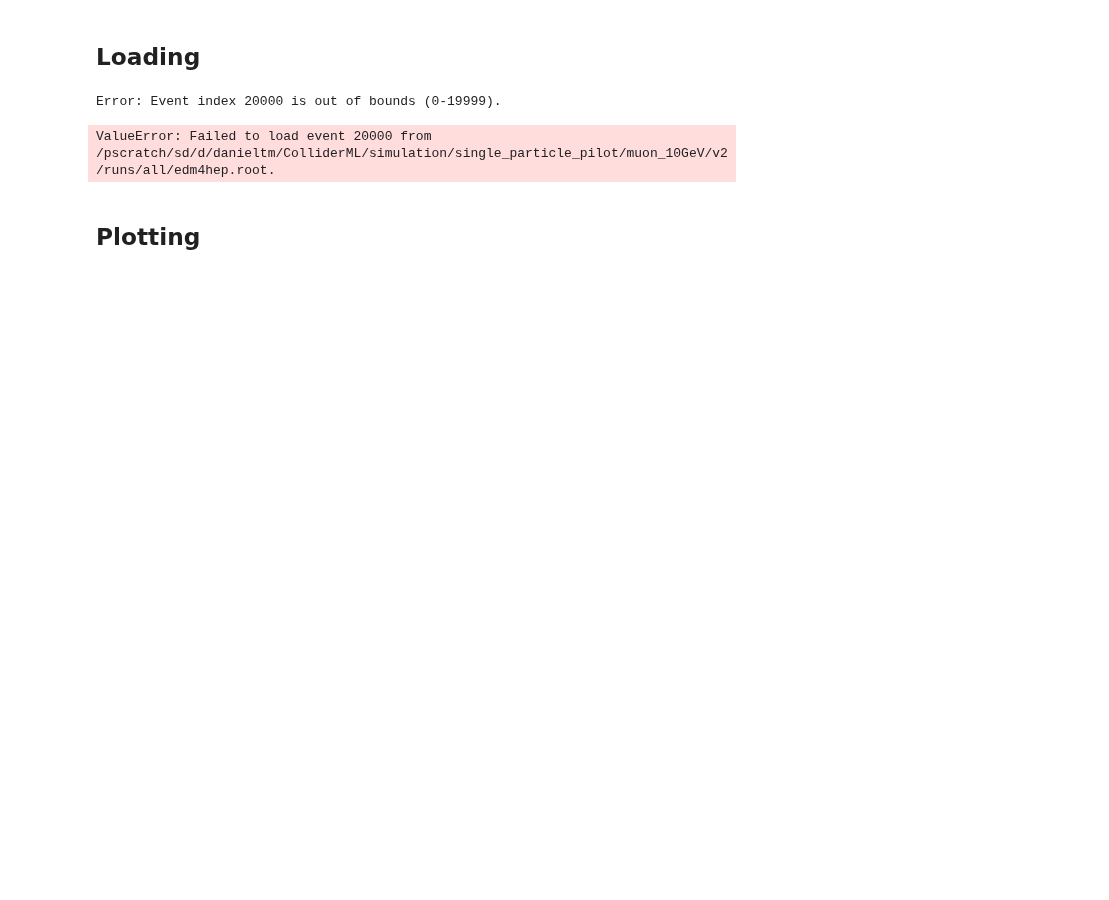
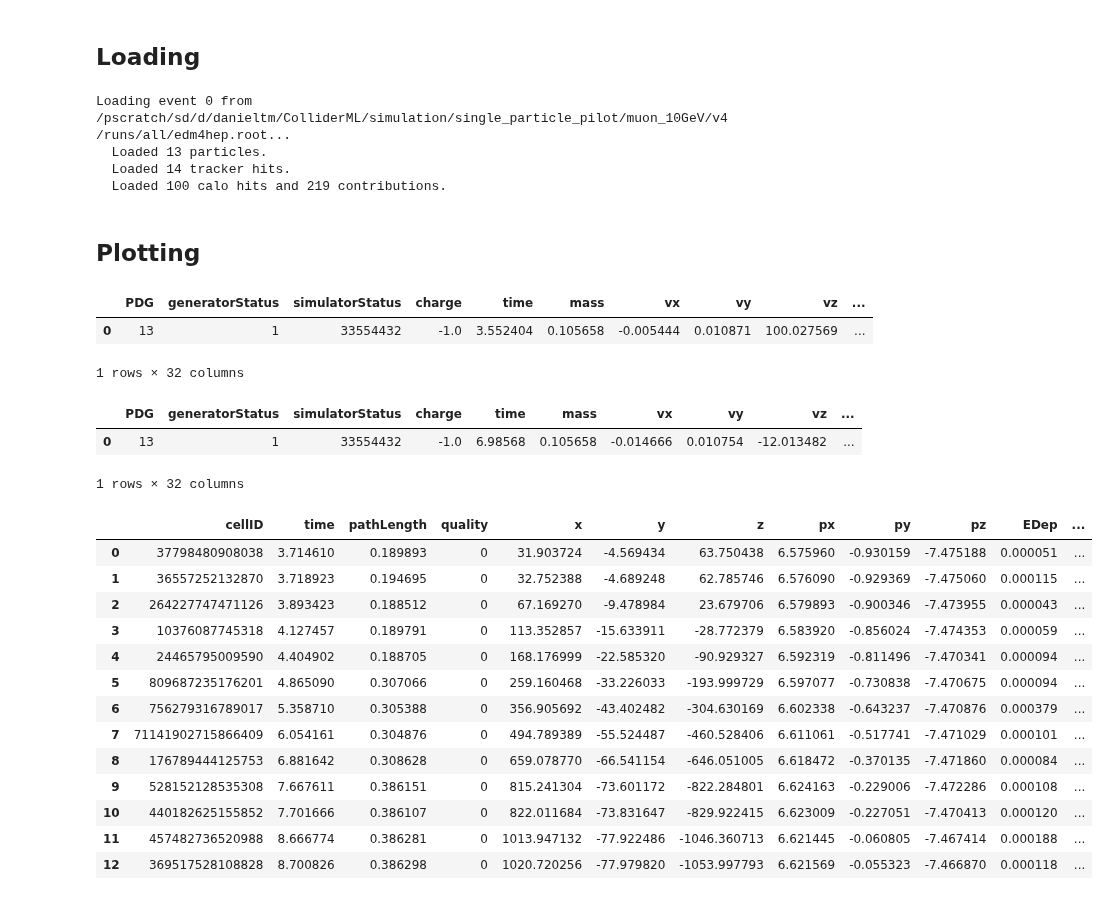
Before and after one commit to OpenDataDetector/ColliderML-Production, a Jupyter notebook: notebooks/physics/22_DM_particle_gun_multithreading.ipynb, the cells around one changed output. Drawn from its saved outputs; the diff is of its cells as text; code cells hidden in the pictures; blank space fills up the shorter version.

```diff
--- a/notebooks/physics/22_DM_particle_gun_multithreading.ipynb
+++ b/notebooks/physics/22_DM_particle_gun_multithreading.ipynb
@@ -105,14 +89,16 @@ detector_params = {
     'energy_threshold': 0.     # in GeV
 }
 # %%
-file_path = "/pscratch/sd/d/danieltm/ColliderML/simulation/single_particle_pilot/muon_10GeV/v2/runs/all/edm4hep.root"
-event = EDM4hepEvent(file_path, event_index=20000, detector_params=detector_params)
-particles = event.get_particles_df()
-hits = event.get_tracker_hits_df()
-calo_hits = event.get_calo_contributions_df()
+MT_file_path = "/pscratch/sd/d/danieltm/ColliderML/simulation/single_particle_pilot/muon_10GeV/v4/runs/all/edm4hep.root"
+MT_event = EDM4hepEvent(MT_file_path, event_index=0, detector_params=detector_params)
+MT_particles = MT_event.get_particles_df()
+MT_hits = MT_event.get_tracker_hits_df()
+MT_calo_hits = MT_event.get_calo_contributions_df()
 daughters = event.get_daughters_df()
 # %% [output]
-Error: Event index 20000 is out of bounds (0-19999).
+Loading event 0 from /pscratch/sd/d/danieltm/ColliderML/simulation/single_particle_pilot/muon_10GeV/v4/runs/all/edm4hep.root...
+  Loaded 13 particles.
+  Loaded 14 tracker hits.
+  Loaded 100 calo hits and 219 contributions.
-ValueError: Failed to load event 20000 from /pscratch/sd/d/danieltm/ColliderML/simulation/single_particle_pilot/muon_10GeV/v2/runs/all/edm4hep.root.
 # %% [markdown]
 ## Plotting
@@ -120,0 +107,29 @@ tracker_reco_particles = particles[particles.index.isin(hits.particle_id)]
+# %%
+ST_tracker_reco_particles
+# %% [output]
+|  | PDG | generatorStatus | simulatorStatus | charge | time | mass | vx | vy | vz | ... |
+| 0 | 13 | 1 | 33554432 | -1.0 | 3.552404 | 0.105658 | -0.005444 | 0.010871 | 100.027569 | ... |
+1 rows × 32 columns
+# %%
+MT_tracker_reco_particles
+# %% [output]
+|  | PDG | generatorStatus | simulatorStatus | charge | time | mass | vx | vy | vz | ... |
+| 0 | 13 | 1 | 33554432 | -1.0 | 6.98568 | 0.105658 | -0.014666 | 0.010754 | -12.013482 | ... |
+1 rows × 32 columns
+# %%
+ST_hits
+# %% [output]
+|  | cellID | time | pathLength | quality | x | y | z | px | py | pz | EDep | ... |
+| 0 | 37798480908038 | 3.714610 | 0.189893 | 0 | 31.903724 | -4.569434 | 63.750438 | 6.575960 | -0.930159 | -7.475188 | 0.000051 | ... |
+| 1 | 36557252132870 | 3.718923 | 0.194695 | 0 | 32.752388 | -4.689248 | 62.785746 | 6.576090 | -0.929369 | -7.475060 | 0.000115 | ... |
+| 2 | 264227747471126 | 3.893423 | 0.188512 | 0 | 67.169270 | -9.478984 | 23.679706 | 6.579893 | -0.900346 | -7.473955 | 0.000043 | ... |
+| 3 | 10376087745318 | 4.127457 | 0.189791 | 0 | 113.352857 | -15.633911 | -28.772379 | 6.583920 | -0.856024 | -7.474353 | 0.000059 | ... |
+| 4 | 24465795009590 | 4.404902 | 0.188705 | 0 | 168.176999 | -22.585320 | -90.929327 | 6.592319 | -0.811496 | -7.470341 | 0.000094 | ... |
+| 5 | 809687235176201 | 4.865090 | 0.307066 | 0 | 259.160468 | -33.226033 | -193.999729 | 6.597077 | -0.730838 | -7.470675 | 0.000094 | ... |
+| 6 | 756279316789017 | 5.358710 | 0.305388 | 0 | 356.905692 | -43.402482 | -304.630169 | 6.602338 | -0.643237 | -7.470876 | 0.000379 | ... |
+| 7 | 71141902715866409 | 6.054161 | 0.304876 | 0 | 494.789389 | -55.524487 | -460.528406 | 6.611061 | -0.517741 | -7.471029 | 0.000101 | ... |
+| 8 | 176789444125753 | 6.881642 | 0.308628 | 0 | 659.078770 | -66.541154 | -646.051005 | 6.618472 | -0.370135 | -7.471860 | 0.000084 | ... |
+| 9 | 528152128535308 | 7.667611 | 0.386151 | 0 | 815.241304 | -73.601172 | -822.284801 | 6.624163 | -0.229006 | -7.472286 | 0.000108 | ... |
+| 10 | 440182625155852 | 7.701666 | 0.386107 | 0 | 822.011684 | -73.831647 | -829.922415 | 6.623009 | -0.227051 | -7.470413 | 0.000120 | ... |
+| 11 | 457482736520988 | 8.666774 | 0.386281 | 0 | 1013.947132 | -77.922486 | -1046.360713 | 6.621445 | -0.060805 | -7.467414 | 0.000188 | ... |
+| 12 | 369517528108828 | 8.700826 | 0.386298 | 0 | 1020.720256 | -77.979820 | -1053.997793 | 6.621569 | -0.055323 | -7.466870 | 0.000118 | ... |
```
Also changed, not shown: parts of 12 cells of this notebook, 1 other file.
